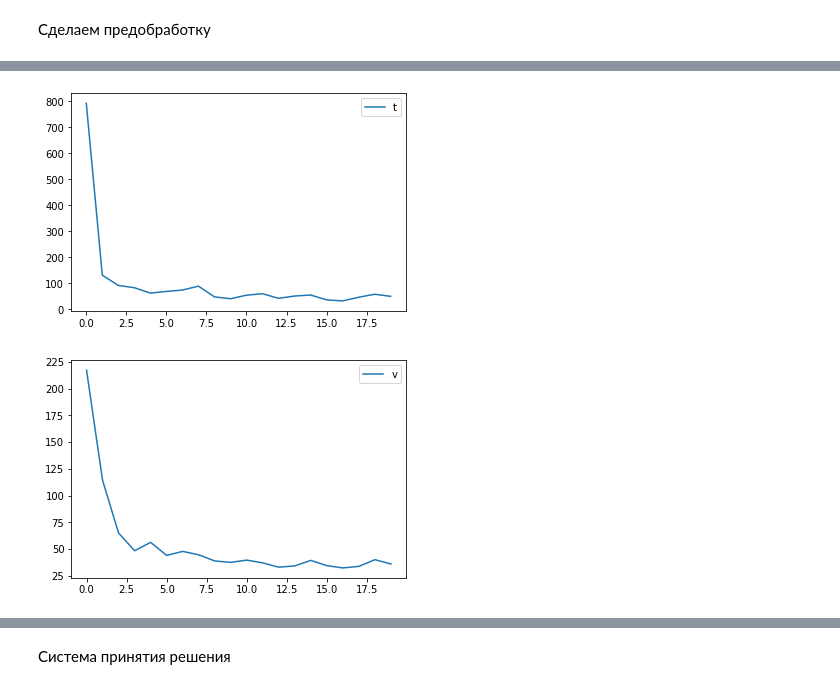
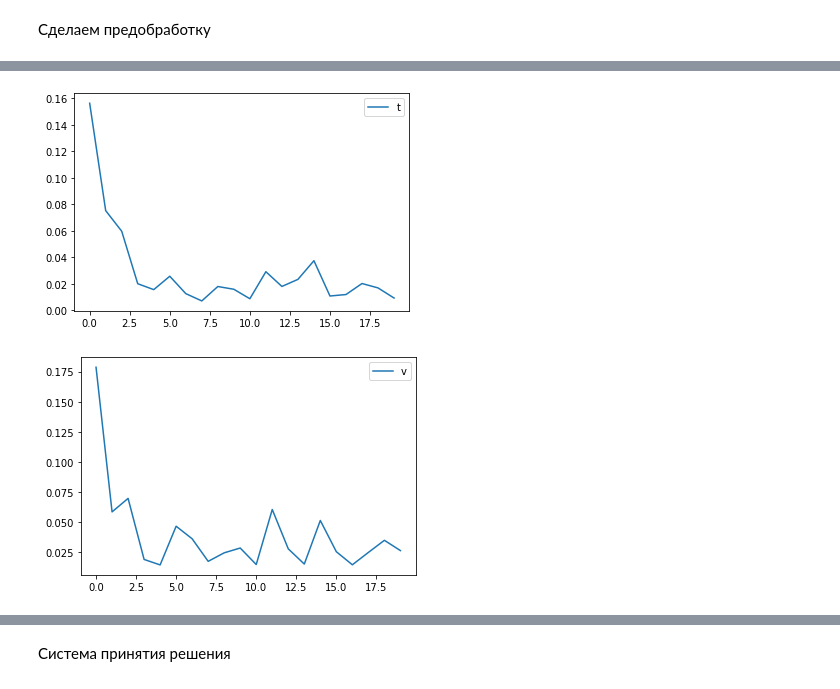
Before and after one commit to PeterLarochkin/discrete_structures, a Jupyter notebook: HM1/HM1.ipynb, the cells around one changed output, grey strips where cells are left out. Drawn from its saved outputs; the diff is of its cells as text; code cells hidden in the pictures.

```diff
--- a/HM1/HM1.ipynb
+++ b/HM1/HM1.ipynb
@@ -158,3 +98,13 @@ def generate_batch_data(device, x, y, batch_size):
         yield x_batch, y_batch, batch
 # %% [markdown]
 Сделаем предобработку
+# %%
+time_series = list(map(float, eval(open('task1.txt', 'r').read())))
+series_min = min(time_series)
+series_max = max(time_series)
+std_time_series = [(item - series_min) / (series_max - series_min) for item in time_series]
+def scaled(iterable, min, max):
+    ans = [item * (max-min)+ min for item in iterable]
+    return ans
+plt.plot(range(len(std_time_series)), std_time_series)
+plt.show()
@@ -161,7 +113,9 @@ def generate_batch_data(device, x, y, batch_size):
 # %%
 
-train = usd_to_btc_df['avg'][int(0.26 * len(usd_to_btc_df['avg'])):int(0.95 * len(usd_to_btc_df['avg']))].to_list()
-validation = usd_to_btc_df['avg'][int(0.95 * len(usd_to_btc_df['avg'])):].to_list()
+train_ratio = int(0.01 * len(std_time_series))
+stop = int(0.02 * len(std_time_series))
+train = std_time_series[:train_ratio]
+validation = std_time_series[train_ratio:stop]
 
 def difference(dataset, interval=1):
     diff = list()
@@ -177,8 +131,11 @@ def inverse_difference(inverted, first_value):
         original.append(original[i] + item)
     return original
 
-inverted_train = difference(train)
-inverted_validation = difference(validation)
+# inverted_train = difference(train)
+# inverted_validation = difference(validation)
+inverted_train = (train)
+inverted_validation = (validation)
+
 
 x_train = [inverted_train[i:i+10] for i in range(len(inverted_train) - 10)]
 x_validatation = [inverted_validation[i:i+10] for i in range(len(inverted_validation) - 10)]
@@ -213,5 +170,5 @@ y_validatation  torch.Size([4092])
 # %%
-def train(model, n_epochs, device, x_train, y_train, x_validatation, y_validatation, batch_size, loss_function, optimizer):
+def totrain(model, n_epochs, device, x_train, y_train, x_validatation, y_validatation, batch_size, loss_function, optimizer):
     train_losses = []
     validation_losses = []
     model.train()
@@ -222,6 +179,8 @@ def train(model, n_epochs, device, x_train, y_train, x_validatation, y_validatat
         val_loss = 0
         batch = 0
         for x_batch, y_batch, batch in generate_batch_data(device, x_train, y_train, batch_size):
+            if type(model) == LSTM:
+                model.hidden_cell = (torch.zeros(1, 1, model.hidden_layer_size), torch.zeros(1, 1, model.hidden_layer_size))
             y_pred = model(x_batch)
 
             optimizer.zero_grad()
@@ -242,8 +201,8 @@ def train(model, n_epochs, device, x_train, y_train, x_validatation, y_validatat
         elapsed = time.time() - start_time
         if True:
             print(f"Epoch {str(epoch + 1):>02}"
-                    f" Train loss: {train_loss:.4f}."
-                    f" Validation loss: {val_loss:.4f}."
+                    f" Train loss: {train_loss:.7f}."
+                    f" Validation loss: {val_loss:.7f}."
                     f" Elapsed time: {elapsed:.2f}s.")
     return model, train_losses, validation_losses
 # %%
@@ -290,7 +264,7 @@ batch_size= 800
 n_epochs= 20
 optimizer = torch.optim.Adam(model2.parameters(), lr=0.0001)
 loss_function = torch.nn.L1Loss()
-done_model2, train_loss2, val_loss2 = train(model2, n_epochs, device, x_train, y_train, x_validatation, y_validatation, batch_size, loss_function, optimizer)
+done_model2, train_loss2, val_loss2 = totrain(model2, n_epochs, device, x_train, y_train, x_validatation, y_validatation, batch_size, loss_function, optimizer)
 plt.plot(range(len(train_loss2)),train_loss2)
 plt.legend("train_loss")
 plt.show()
@@ -321,2 +295,2 @@ Epoch 20 Train loss: 49.5409. Validation loss: 36.2107. Elapsed time: 21.63s.
-[figure, old version]
+[figure, new version]
-[figure, old version]
+[figure, new version]
```
Also changed, not shown: parts of 21 cells of this notebook, 15 other files.
